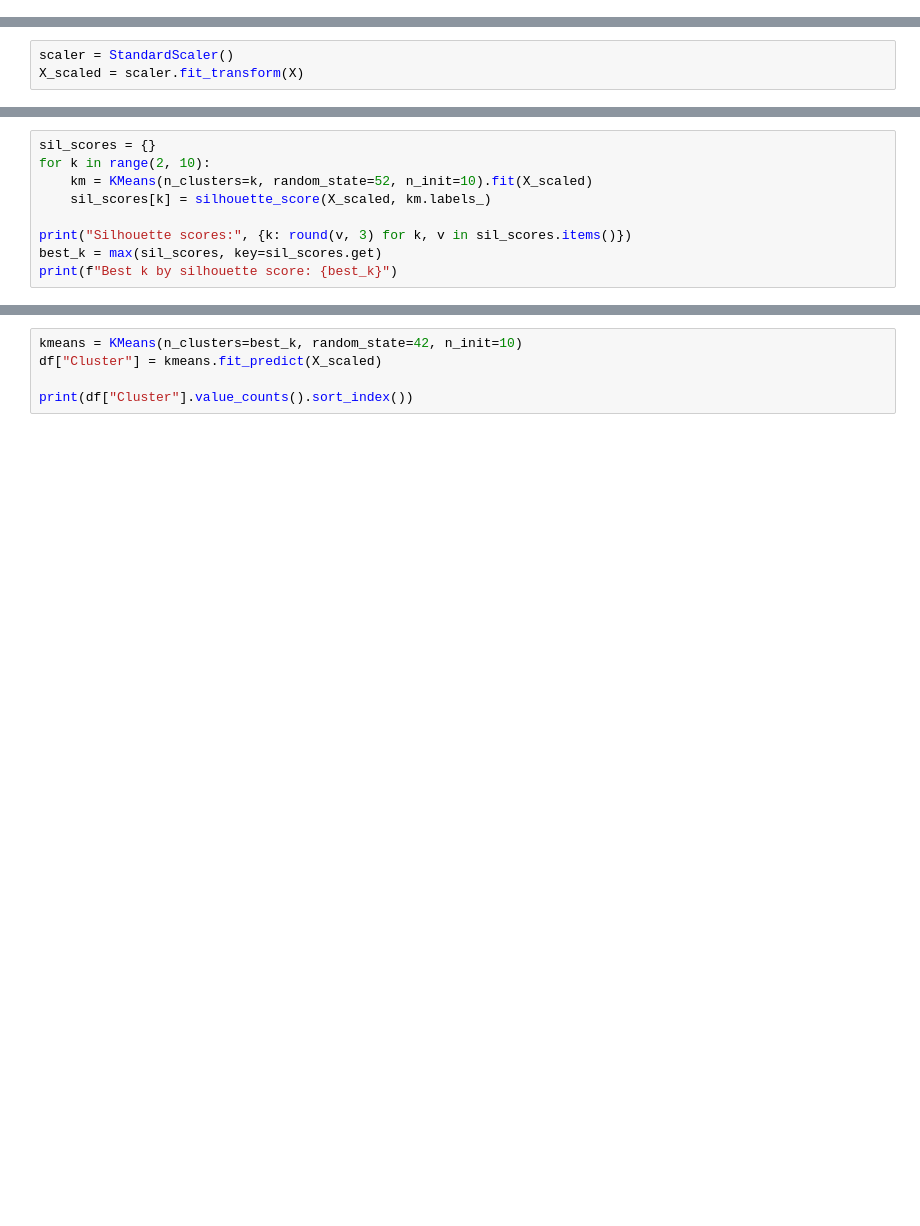
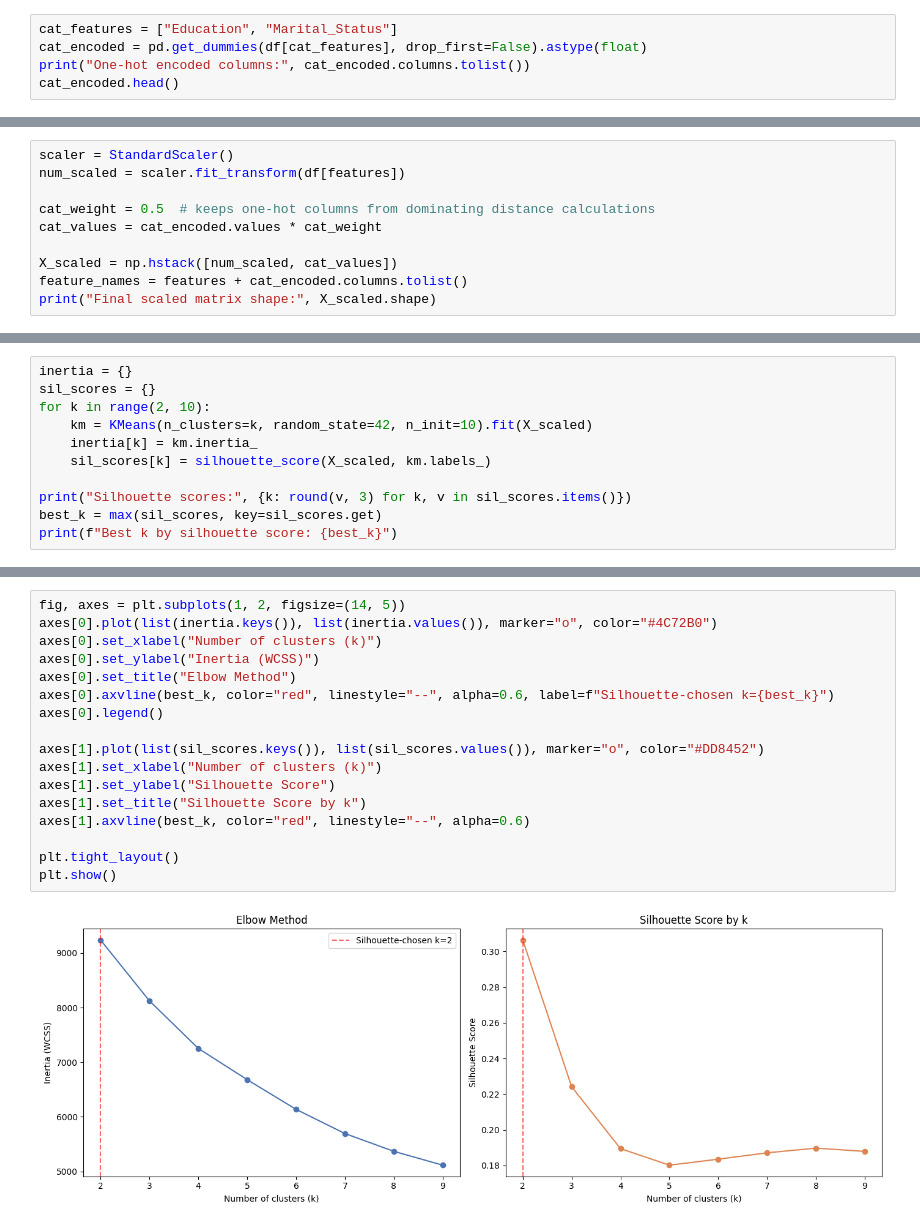
Before and after one commit to AGR533/Customer_Personality_Analysis, a Jupyter notebook: kmeans_clustering.ipynb, the cells around one changed output, grey strips where cells are left out. Cells and saved outputs as stored; diff of their text form; blank space fills up the shorter version.

```diff
--- a/kmeans_clustering.ipynb
+++ b/kmeans_clustering.ipynb
@@ -27,0 +107,5 @@ X = df[features]
+# %%
+cat_features = ["Education", "Marital_Status"]
+cat_encoded = pd.get_dummies(df[cat_features], drop_first=False).astype(float)
+print("One-hot encoded columns:", cat_encoded.columns.tolist())
+cat_encoded.head()
@@ -28,3 +130,10 @@ X = df[features]
 # %%
 scaler = StandardScaler()
-X_scaled = scaler.fit_transform(X)
+num_scaled = scaler.fit_transform(df[features])
+
+cat_weight = 0.5  # keeps one-hot columns from dominating distance calculations
+cat_values = cat_encoded.values * cat_weight
+
+X_scaled = np.hstack([num_scaled, cat_values])
+feature_names = features + cat_encoded.columns.tolist()
+print("Final scaled matrix shape:", X_scaled.shape)
@@ -31,7 +163,9 @@ X_scaled = scaler.fit_transform(X)
 # %%
+inertia = {}
 sil_scores = {}
 for k in range(2, 10):
-    km = KMeans(n_clusters=k, random_state=52, n_init=10).fit(X_scaled)
+    km = KMeans(n_clusters=k, random_state=42, n_init=10).fit(X_scaled)
+    inertia[k] = km.inertia_
     sil_scores[k] = silhouette_score(X_scaled, km.labels_)
 
 print("Silhouette scores:", {k: round(v, 3) for k, v in sil_scores.items()})
@@ -40,5 +177,19 @@ print(f"Best k by silhouette score: {best_k}")
-# %%
-kmeans = KMeans(n_clusters=best_k, random_state=42, n_init=10)
-df["Cluster"] = kmeans.fit_predict(X_scaled)
-
-print(df["Cluster"].value_counts().sort_index())
+# %%
+fig, axes = plt.subplots(1, 2, figsize=(14, 5))
+axes[0].plot(list(inertia.keys()), list(inertia.values()), marker="o", color="#4C72B0")
+axes[0].set_xlabel("Number of clusters (k)")
+axes[0].set_ylabel("Inertia (WCSS)")
+axes[0].set_title("Elbow Method")
+axes[0].axvline(best_k, color="red", linestyle="--", alpha=0.6, label=f"Silhouette-chosen k={best_k}")
+axes[0].legend()
+
+axes[1].plot(list(sil_scores.keys()), list(sil_scores.values()), marker="o", color="#DD8452")
+axes[1].set_xlabel("Number of clusters (k)")
+axes[1].set_ylabel("Silhouette Score")
+axes[1].set_title("Silhouette Score by k")
+axes[1].axvline(best_k, color="red", linestyle="--", alpha=0.6)
+
+plt.tight_layout()
+plt.show()
+# %% [output]
+[figure, added]
```
Also changed, not shown: parts of 33 cells of this notebook.
